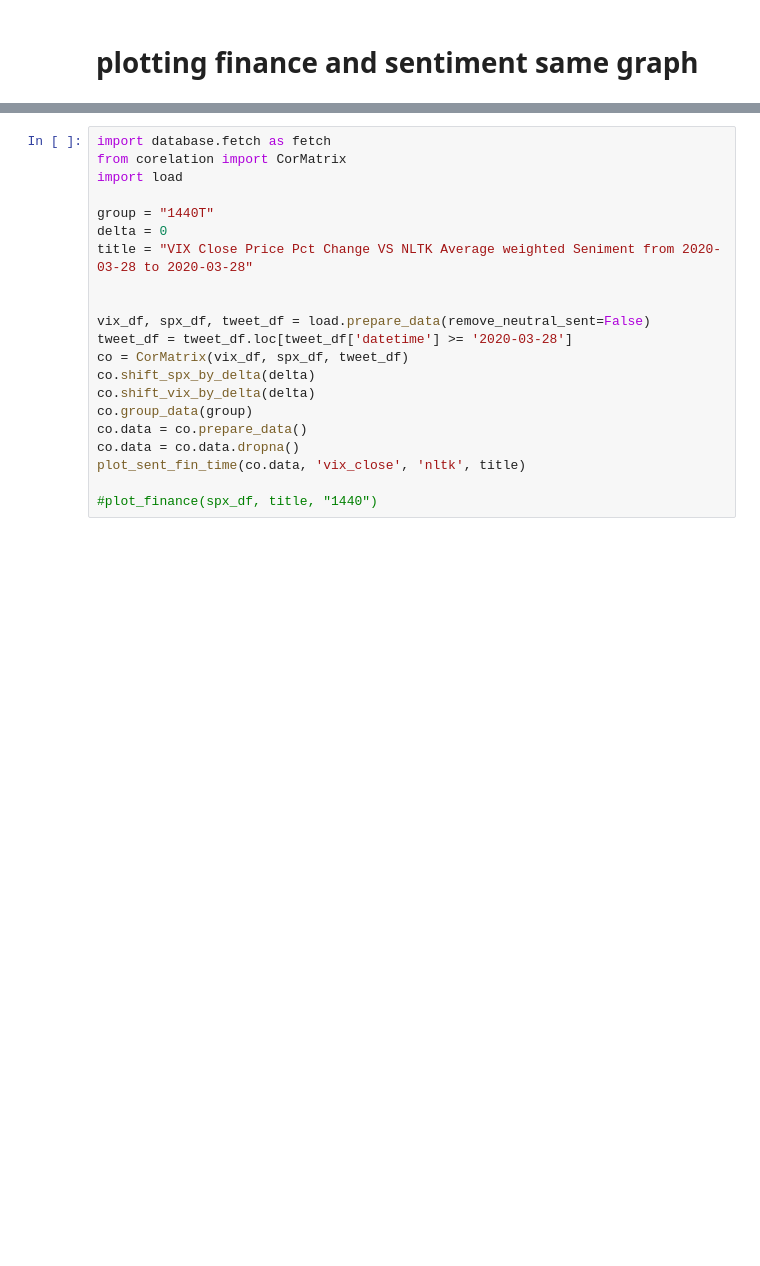
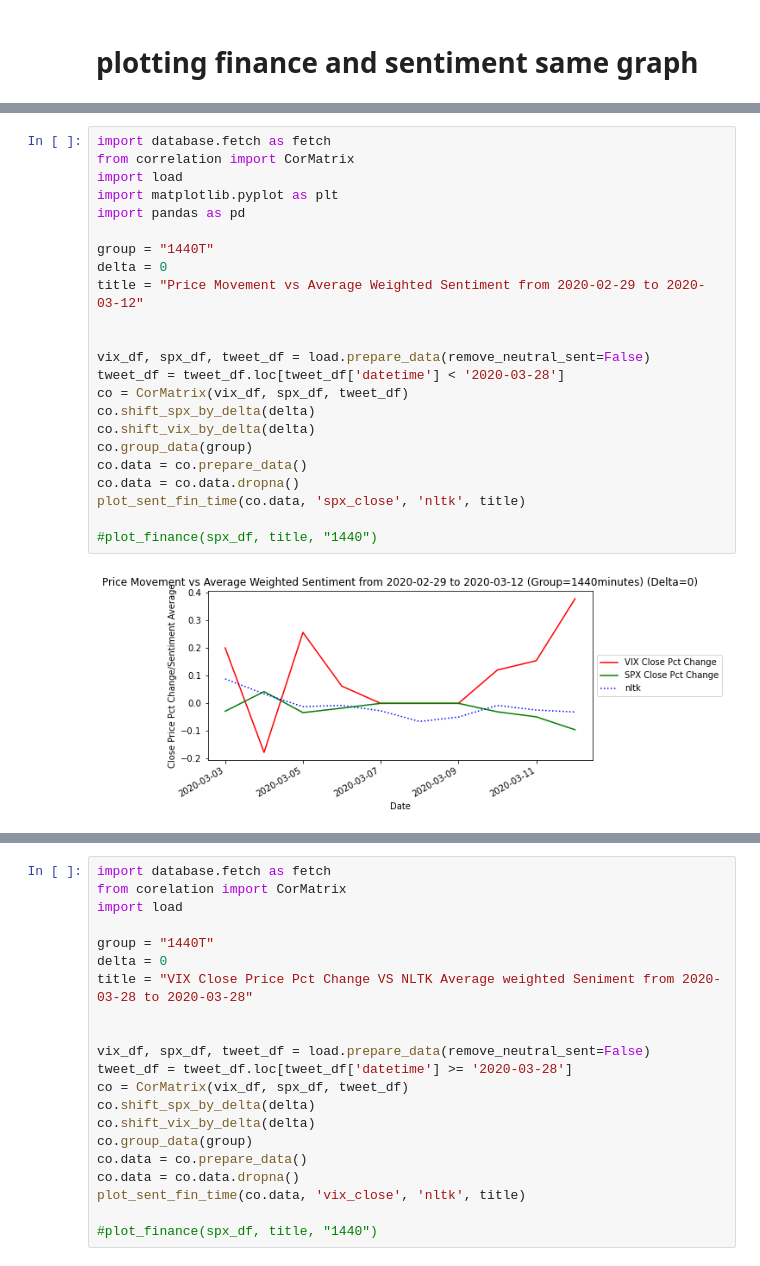
Before and after one commit to jake-lester/senior-thesis, a Jupyter notebook: sproj/analysis-sentiment-Copy1.ipynb, the cells around one changed output, grey strips where cells are left out. Cells and saved outputs as stored; diff of their text form; blank space fills up the shorter version.

```diff
--- a/sproj/analysis-sentiment-Copy1.ipynb
+++ b/sproj/analysis-sentiment-Copy1.ipynb
@@ -570,5 +577,30 @@ def plot_sent_fin_time(data, stock, model, title, group='1440T'):
     fig.autofmt_xdate()
 
     plt.show()
+# %%
+import database.fetch as fetch
+from correlation import CorMatrix
+import load
+import matplotlib.pyplot as plt
+import pandas as pd
+
+group = "1440T"
+delta = 0
+title = "Price Movement vs Average Weighted Sentiment from 2020-02-29 to 2020-03-12"
+
+
+vix_df, spx_df, tweet_df = load.prepare_data(remove_neutral_sent=False)
+tweet_df = tweet_df.loc[tweet_df['datetime'] < '2020-03-28']
+co = CorMatrix(vix_df, spx_df, tweet_df)
+co.shift_spx_by_delta(delta)
+co.shift_vix_by_delta(delta)
+co.group_data(group)
+co.data = co.prepare_data()
+co.data = co.data.dropna()
+plot_sent_fin_time(co.data, 'spx_close', 'nltk', title)
+
+#plot_finance(spx_df, title, "1440")
+# %% [output]
+[figure, added]
 # %%
 import database.fetch as fetch
```
Also changed, not shown: parts of 7 cells of this notebook, 2 other files.
